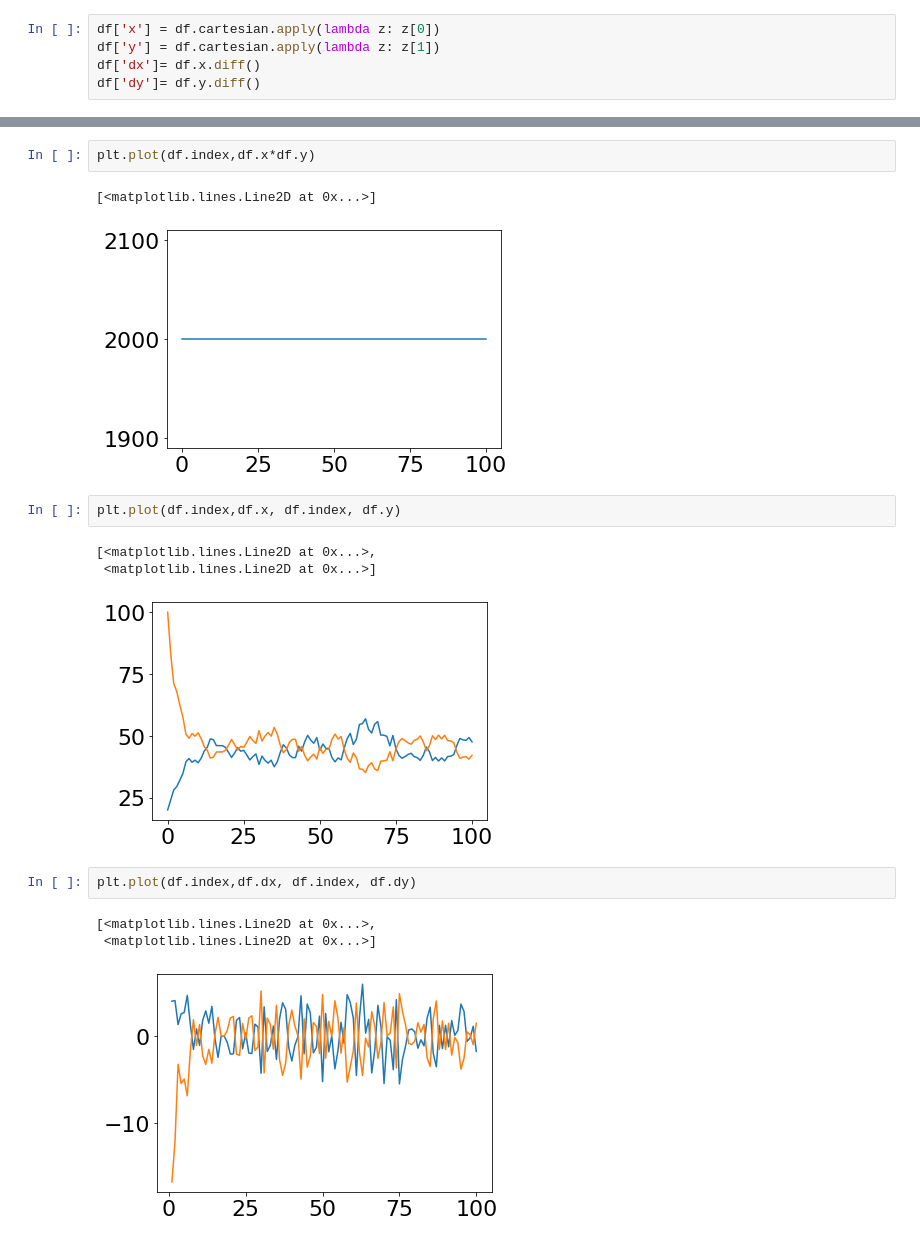
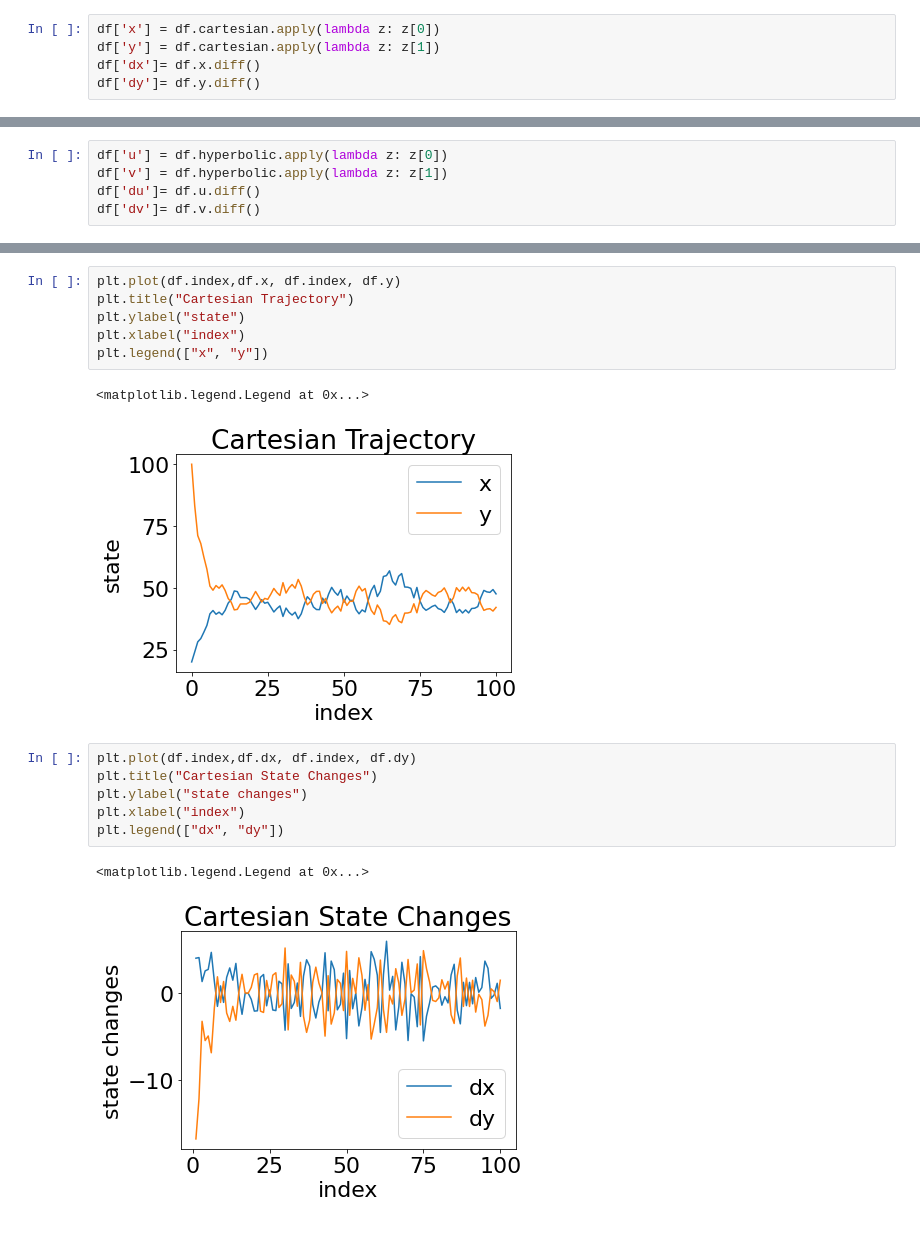
Before and after one commit to cadCAD-org/snippets, a Jupyter notebook: snippets/vectorfield.ipynb, the cells around one changed output, grey strips where cells are left out. Saved outputs shown, nothing was run; the diff lists cells and outputs as text.

```diff
--- a/snippets/vectorfield.ipynb
+++ b/snippets/vectorfield.ipynb
@@ -214,0 +225,5 @@ df['dy']= df.y.diff()
+# %%
+df['u'] = df.hyperbolic.apply(lambda z: z[0])
+df['v'] = df.hyperbolic.apply(lambda z: z[1])
+df['du']= df.u.diff()
+df['dv']= df.v.diff()
@@ -232,17 +259,18 @@ plt.hist(df.y/df.x, bins=20)
 # %%
-plt.plot(df.index,df.x*df.y)
+plt.plot(df.index,df.x, df.index, df.y)
+plt.title("Cartesian Trajectory")
+plt.ylabel("state")
+plt.xlabel("index")
+plt.legend(["x", "y"])
 # %% [output]
-[<matplotlib.lines.Line2D at 0x...>]
+<matplotlib.legend.Legend at 0x...>
-[figure, old version]
+[figure, new version]
-# %%
-plt.plot(df.index,df.x, df.index, df.y)
-# %% [output]
-[<matplotlib.lines.Line2D at 0x...>,
- <matplotlib.lines.Line2D at 0x...>]
-[figure, removed]
 # %%
 plt.plot(df.index,df.dx, df.index, df.dy)
+plt.title("Cartesian State Changes")
+plt.ylabel("state changes")
+plt.xlabel("index")
+plt.legend(["dx", "dy"])
 # %% [output]
-[<matplotlib.lines.Line2D at 0x...>,
- <matplotlib.lines.Line2D at 0x...>]
+<matplotlib.legend.Legend at 0x...>
-[figure, old version]
+[figure, new version]
```
Also changed, not shown: parts of 8 cells of this notebook.
